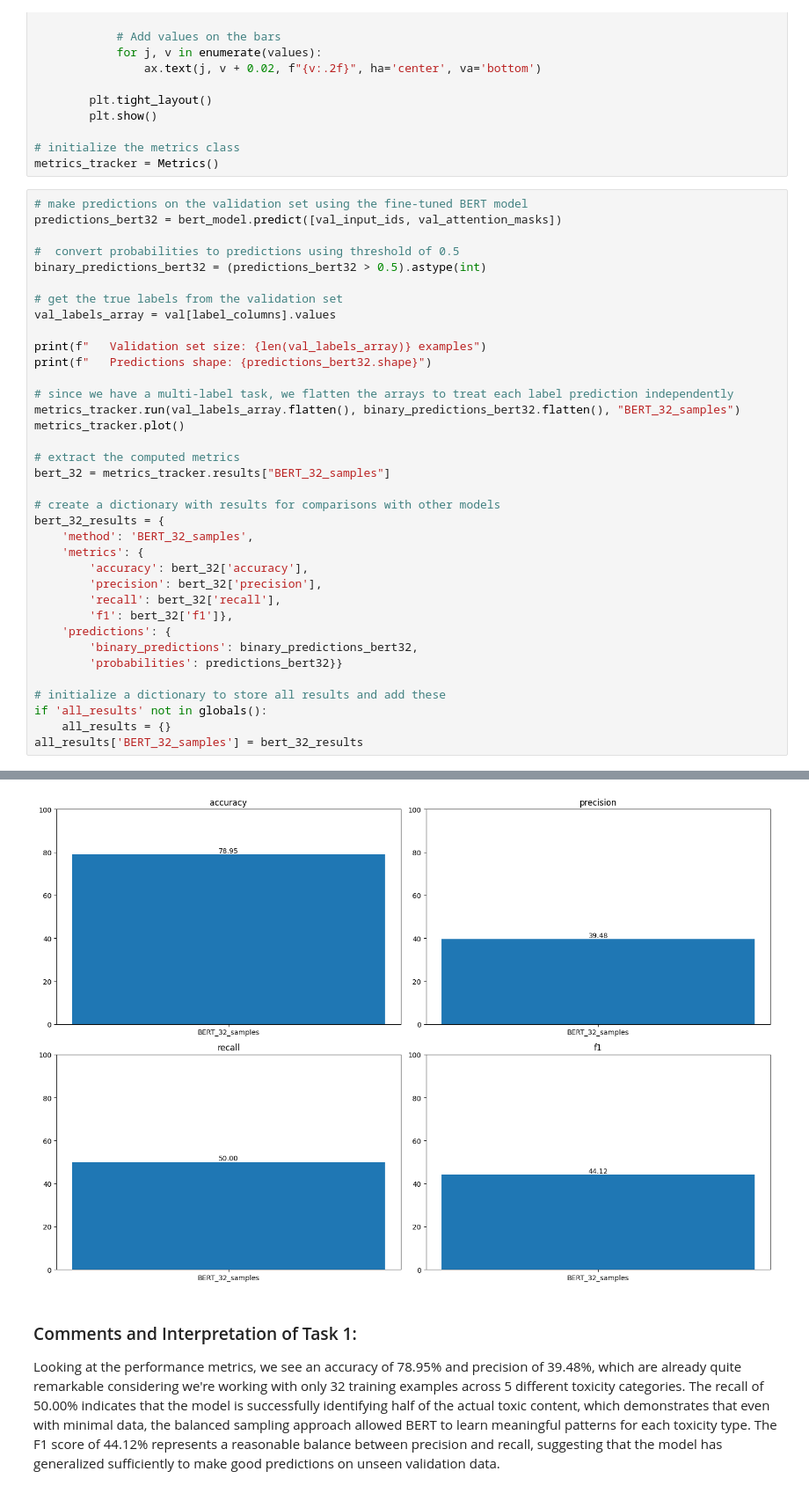
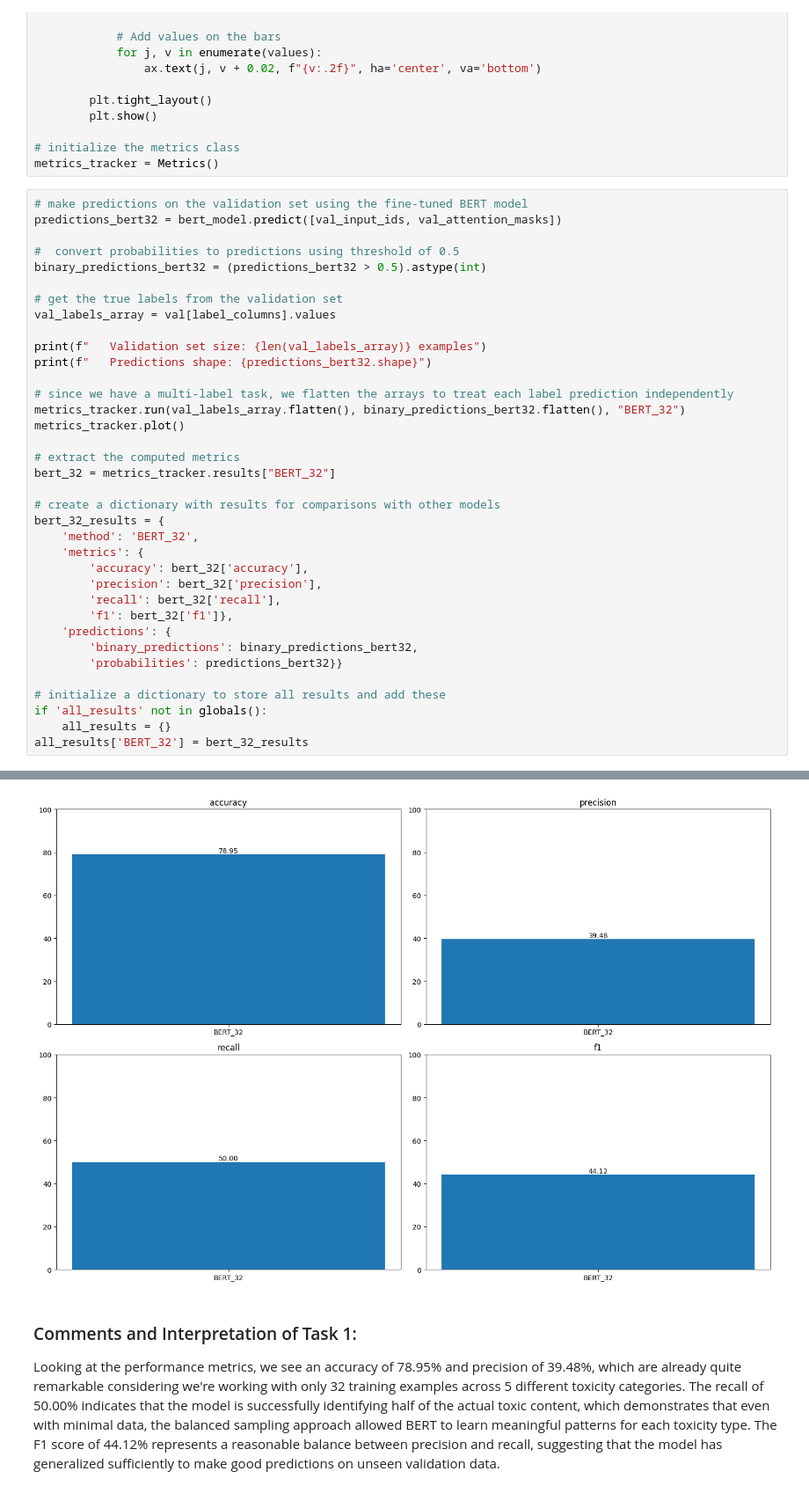
Before and after one commit to Viktoriag27/nlp-toxicity-classification-analysis, a Jupyter notebook: part_2_Noe/part2.ipynb, the cells around one changed output, grey strips where cells are left out. Shown at 88% size. Saved outputs shown, nothing was run; the diff lists cells and outputs as text.

```diff
--- a/part_2_Noe/part2.ipynb
+++ b/part_2_Noe/part2.ipynb
@@ -332,15 +333,15 @@ print(f"   Validation set size: {len(val_labels_array)} examples")
 print(f"   Predictions shape: {predictions_bert32.shape}")
 
 # since we have a multi-label task, we flatten the arrays to treat each label prediction independently
-metrics_tracker.run(val_labels_array.flatten(), binary_predictions_bert32.flatten(), "BERT_32_samples")
+metrics_tracker.run(val_labels_array.flatten(), binary_predictions_bert32.flatten(), "BERT_32")
 metrics_tracker.plot()
 
 # extract the computed metrics
-bert_32 = metrics_tracker.results["BERT_32_samples"]
+bert_32 = metrics_tracker.results["BERT_32"]
 
 # create a dictionary with results for comparisons with other models
 bert_32_results = {
-    'method': 'BERT_32_samples',
+    'method': 'BERT_32',
     'metrics': {
         'accuracy': bert_32['accuracy'],
         'precision': bert_32['precision'],
@@ -353,5 +354,5 @@ bert_32_results = {
 # initialize a dictionary to store all results and add these
 if 'all_results' not in globals():
     all_results = {}
-all_results['BERT_32_samples'] = bert_32_results
+all_results['BERT_32'] = bert_32_results
 # %% [output]
@@ -359,6 +360,6 @@ all_results['BERT_32_samples'] = bert_32_results
    Validation set size: 6490 examples
    Predictions shape: (6490, 5)
-[figure, old version]
+[figure, new version]
 # %% [markdown]
 ### Comments and Interpretation of Task 1:
 
```
Also changed, not shown: parts of 19 cells of this notebook, 2 other files.
